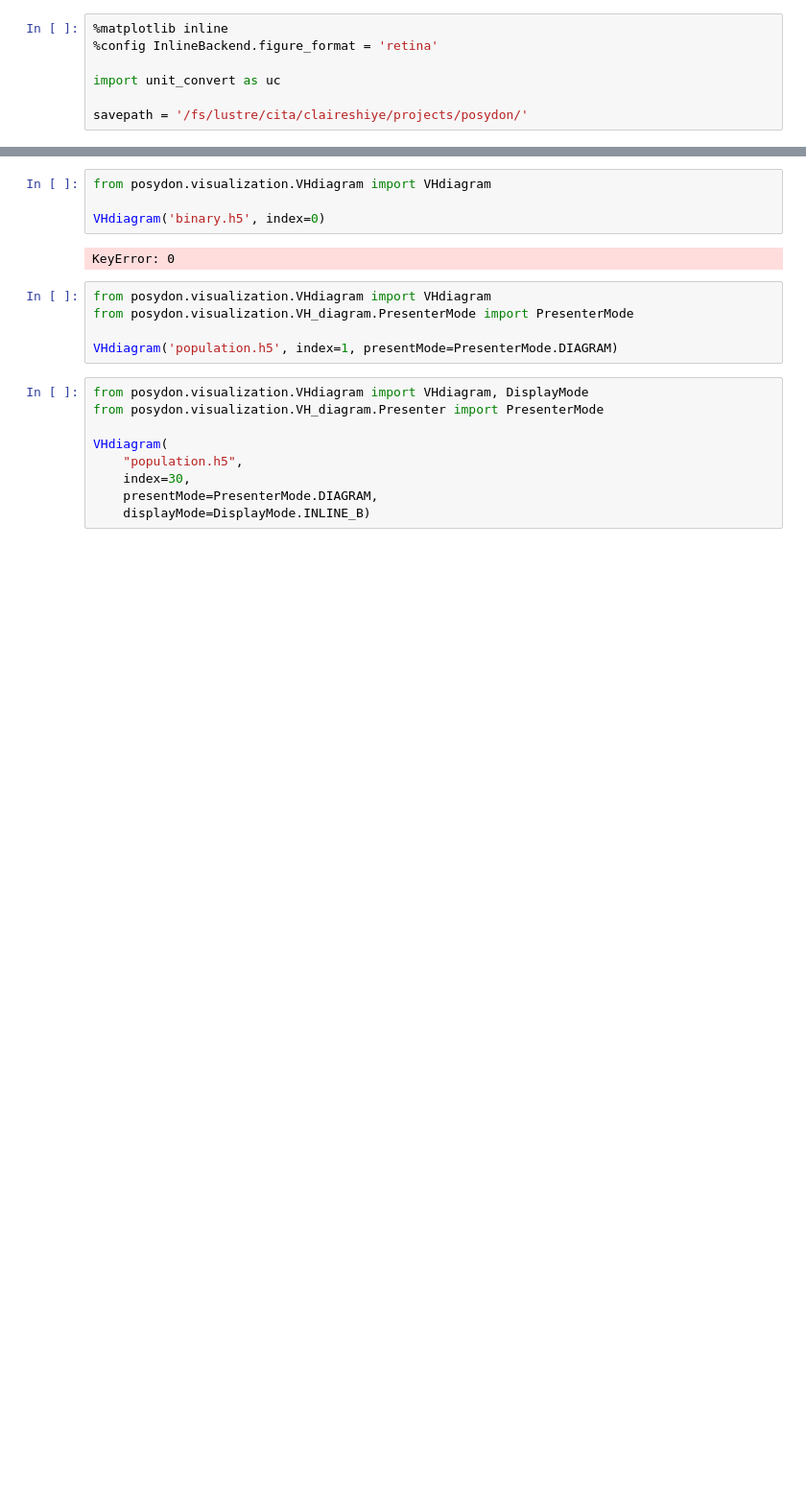
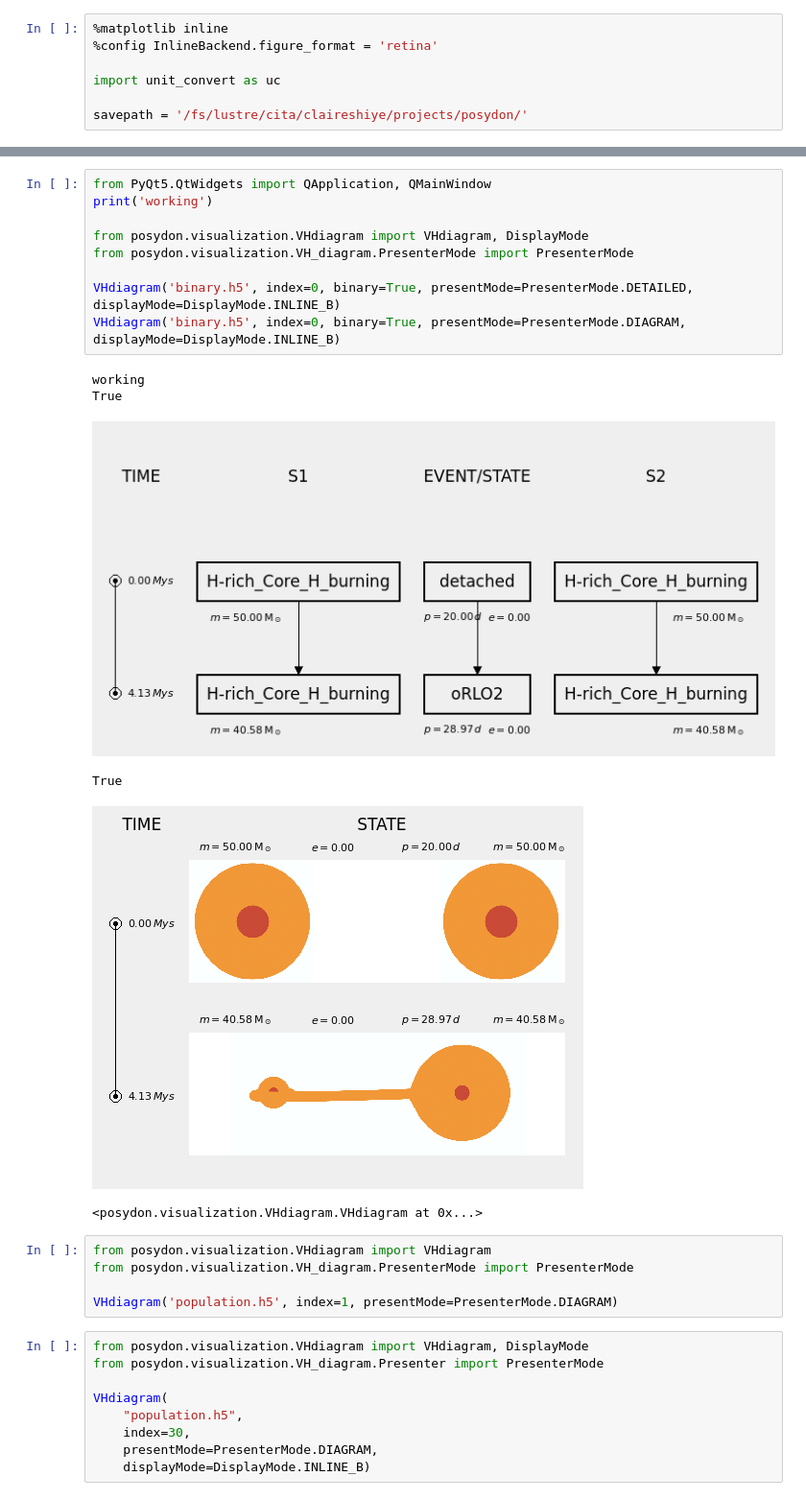
Before and after one commit to claireshiye/MyPythonCode, a Jupyter notebook: posydon_evolve_single_binary.ipynb, the cells around one changed output, grey strips where cells are left out. Shown at 96% size. Drawn from its saved outputs; the diff is of its cells as text; blank space fills up the shorter version.

```diff
--- a/posydon_evolve_single_binary.ipynb
+++ b/posydon_evolve_single_binary.ipynb
@@ -388,12 +375,22 @@ map directly to c-types [inferred_type->mixed-integer,key->block1_values] [items
       dtype='object', length=123)]
 
   encoding=encoding,
-# %%
-from posydon.visualization.VHdiagram import VHdiagram
-
-VHdiagram('binary.h5', index=0)
-# %% [output]
-KeyError: 0
+# %%
+from PyQt5.QtWidgets import QApplication, QMainWindow
+print('working')
+
+from posydon.visualization.VHdiagram import VHdiagram, DisplayMode
+from posydon.visualization.VH_diagram.PresenterMode import PresenterMode
+
+VHdiagram('binary.h5', index=0, binary=True, presentMode=PresenterMode.DETAILED, displayMode=DisplayMode.INLINE_B)
+VHdiagram('binary.h5', index=0, binary=True, presentMode=PresenterMode.DIAGRAM, displayMode=DisplayMode.INLINE_B)
+# %% [output]
+working
+True
+[figure, added]
+True
+[figure, added]
+<posydon.visualization.VHdiagram.VHdiagram at 0x...>
 # %%
 from posydon.visualization.VHdiagram import VHdiagram
 from posydon.visualization.VH_diagram.PresenterMode import PresenterMode
```
Also changed, not shown: parts of 2 cells of this notebook, 8 other files.
